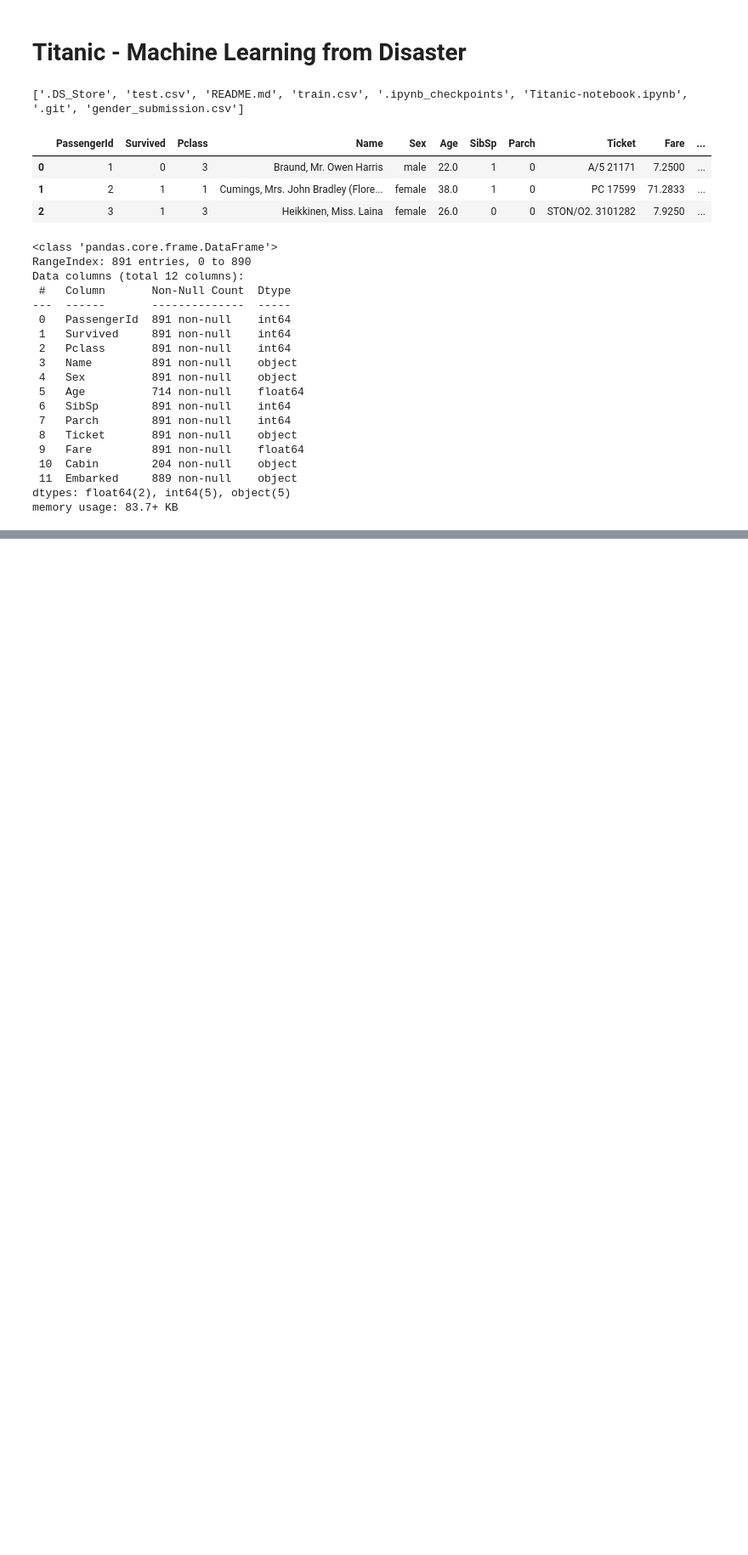
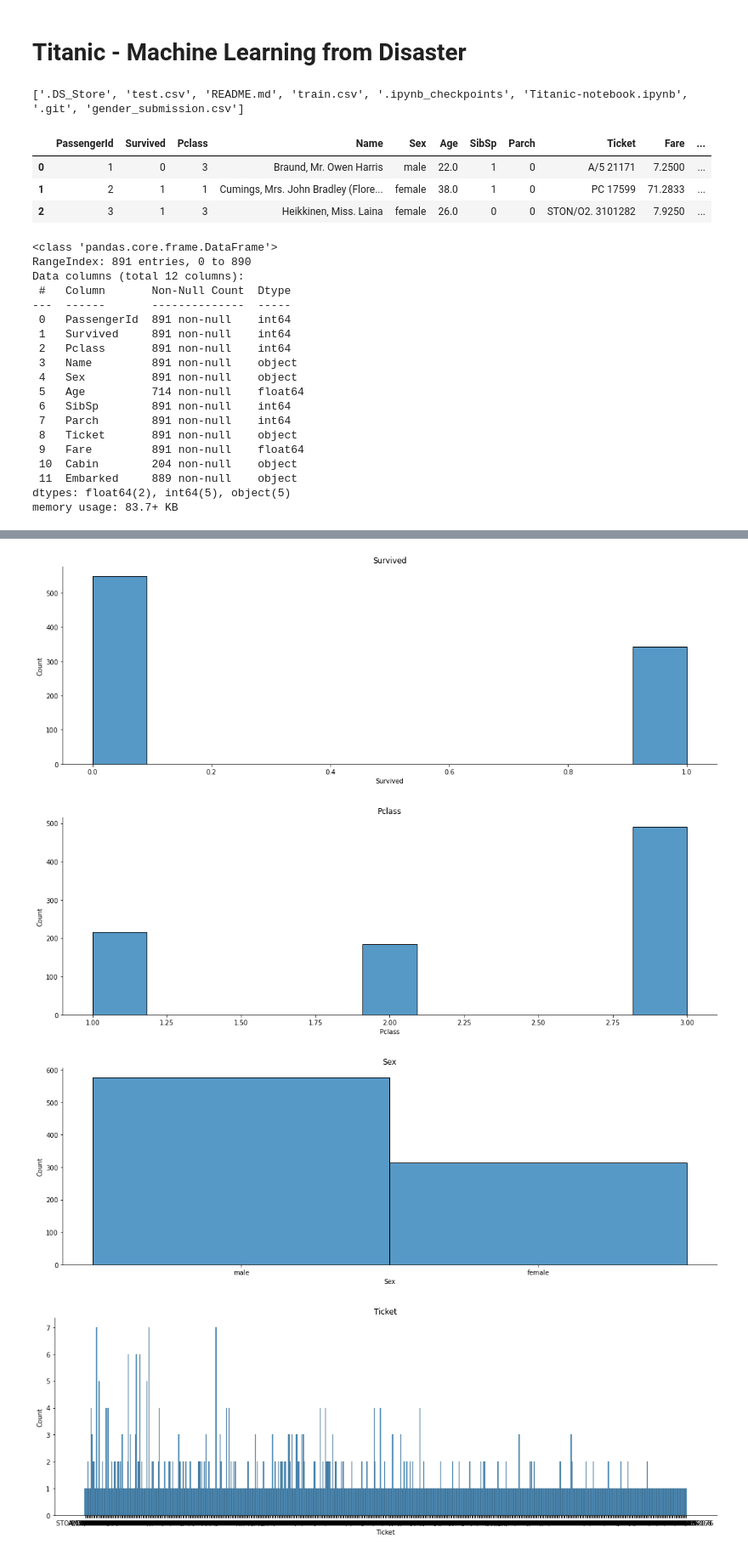
Before and after one commit to iwutung/Titanic-Machine-Learning-from-Disaster, a Jupyter notebook: Titanic-notebook.ipynb, the cells around one changed output, grey strips where cells are left out. Shown at 85% size. Drawn from its saved outputs; the diff is of its cells as text; code cells hidden in the pictures; blank space fills up the shorter version.

```diff
--- a/Titanic-notebook.ipynb
+++ b/Titanic-notebook.ipynb
@@ -76,0 +139,11 @@ train_df.describe()
+# %%
+# Distribution Plots for categorical variables
+for i in train_cat.columns:
+    sns.displot(train_cat[i], aspect=3)
+    plt.title(i)
+    plt.show()
+# %% [output]
+[figure, added]
+[figure, added]
+[figure, added]
+[figure, added]
```
Also changed, not shown: parts of 24 cells of this notebook.
